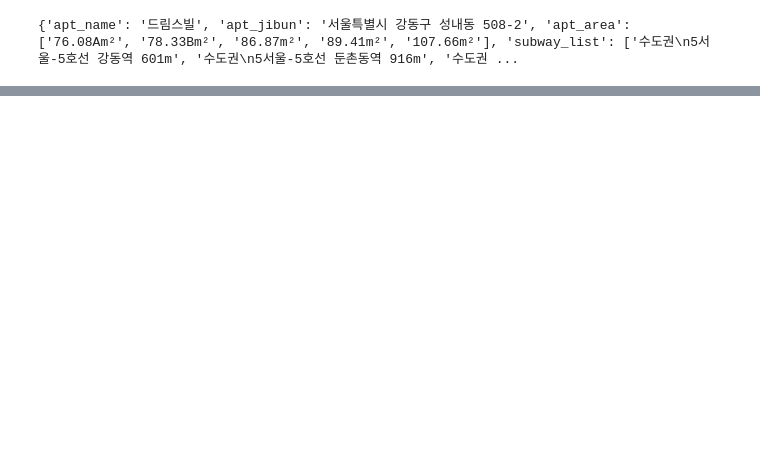
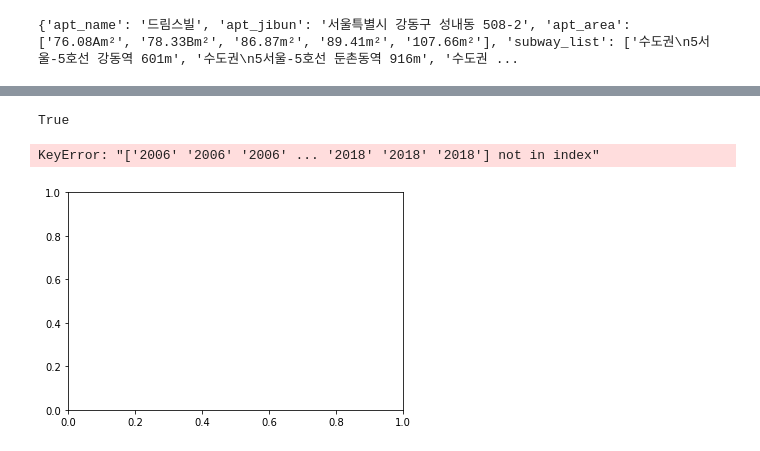
Before and after one commit to tax-k/KB_price_crawling, a Jupyter notebook: KB live on Pandas Whole.ipynb, the cells around one changed output, grey strips where cells are left out. Saved outputs shown, nothing was run; the diff lists cells and outputs as text; code cells hidden in the pictures; blank space fills up the shorter version.

Commit message:
Using pandas and find insight

```diff
--- a/KB live on Pandas Whole.ipynb
+++ b/KB live on Pandas Whole.ipynb
@@ -108,0 +106,5 @@ for gu in range(1, 26):
+# %%
+final_data_path = sub_path+'/whole_apt_info.txt'
+# %%
+with open(final_data_path, 'wb') as f:
+    pickle.dump(pds_frame, f)
@@ -108,0 +113,3 @@ for gu in range(1, 26):
+# %%
+with open(final_data_path, 'rb') as f:
+    info_data = pickle.load(f)
@@ -108,0 +139,3 @@ for gu in range(1, 26):
+# %%
+with open('w_pandas_data_frame.txt', 'rb') as f:
+    deal_data = pickle.load(f)
@@ -108,0 +189,4 @@ for gu in range(1, 26):
+# %%
+contains_word('hi', 'aaaa hi')
+# %% [output]
+True
@@ -108,0 +195,9 @@ for gu in range(1, 26):
+# %%
+ax = plt.gca()
+
+deal_data.plot(kind='line',x=deal_data["deal_year"],y=deal_data["deal_price"],ax=ax)
+
+plt.show()
+# %% [output]
+KeyError: "['2006' '2006' '2006' ... '2018' '2018' '2018'] not in index"
+[figure, added]
```
Also changed, not shown: parts of 19 cells of this notebook.
